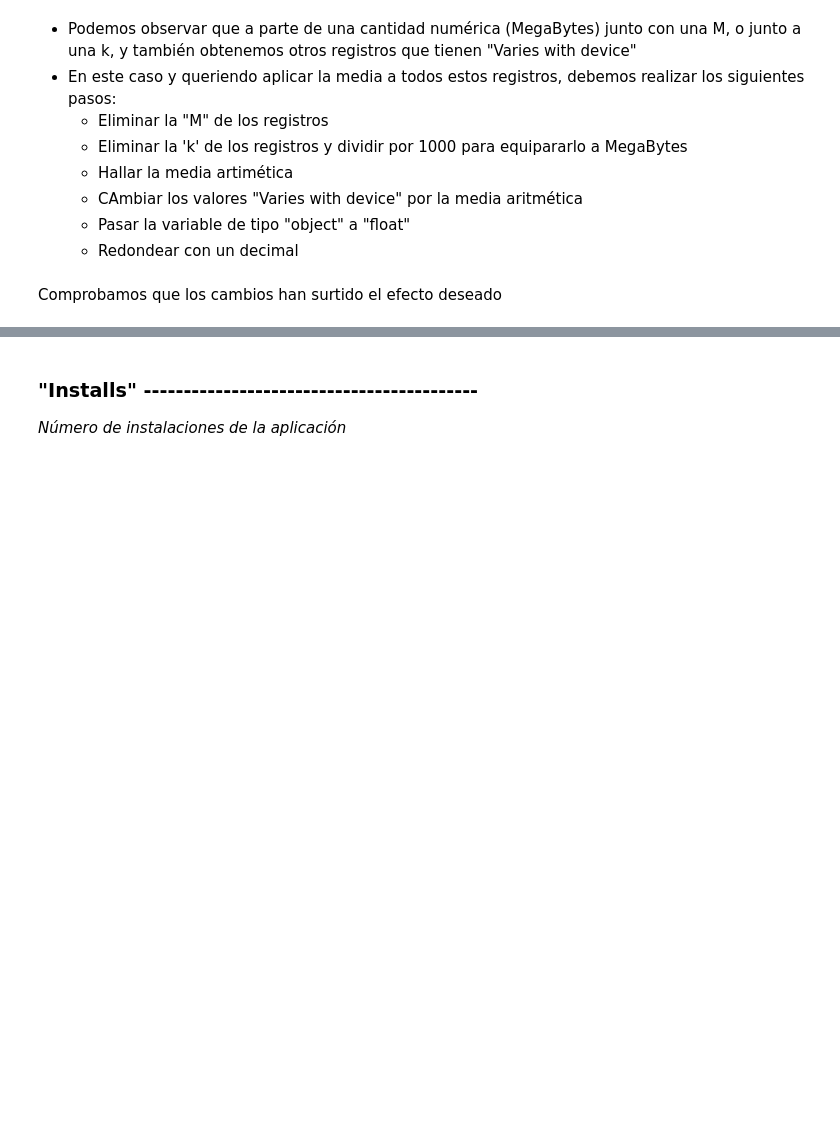
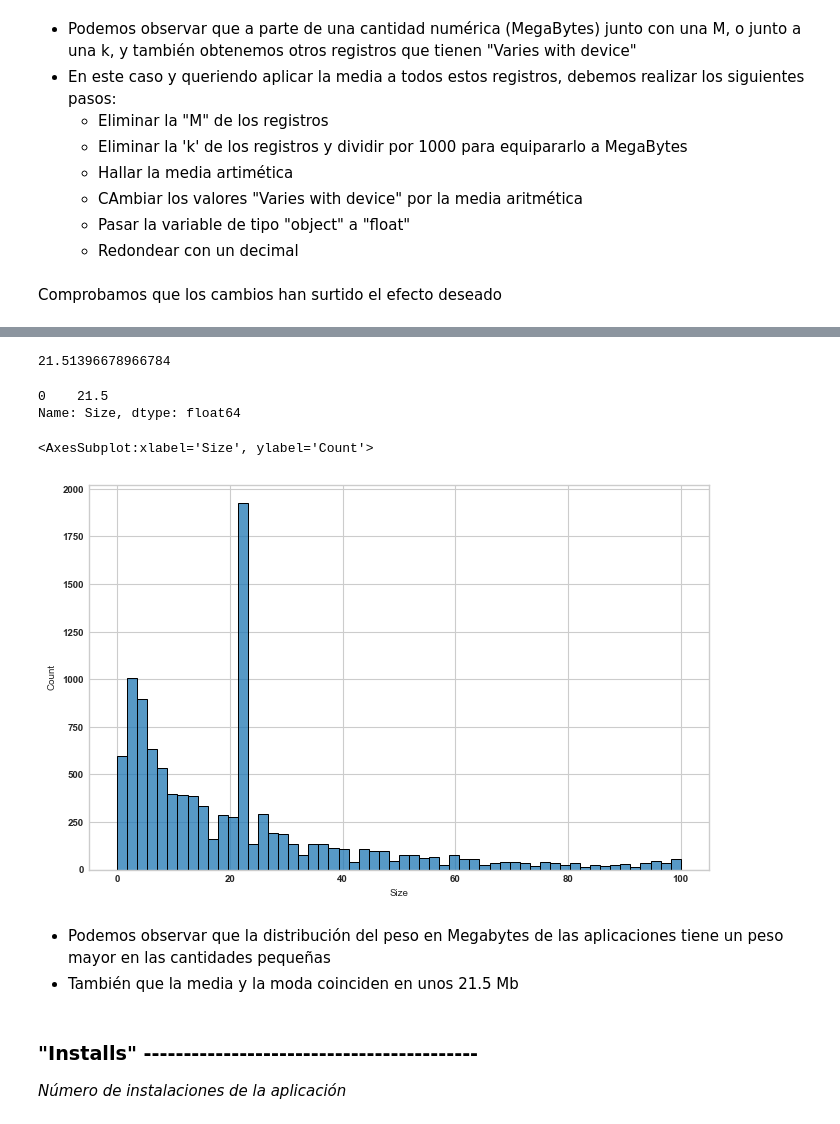
Before and after one commit to RobinGoldwing/golden-ML-GoogleApps, a Jupyter notebook: Google-MultiClas-Ruben.ipynb, the cells around one changed output, grey strips where cells are left out. Drawn from its saved outputs; the diff is of its cells as text; code cells hidden in the pictures; blank space fills up the shorter version.

```diff
--- a/Google-MultiClas-Ruben.ipynb
+++ b/Google-MultiClas-Ruben.ipynb
@@ -354,4 +395,21 @@ google['Size'].sample(10)
 Name: Size, dtype: float64
+# %%
+google['Size'].mean()
+# %% [output]
+21.51396678966784
+# %%
+google['Size'].mode()
+# %% [output]
+0    21.5
+Name: Size, dtype: float64
+# %%
+sns.histplot(data=google.Size)
+# %% [output]
+<AxesSubplot:xlabel='Size', ylabel='Count'>
+[figure, added]
+# %% [markdown]
+- Podemos observar que la distribución del peso en Megabytes de las aplicaciones tiene un peso mayor en las cantidades pequeñas
+- También que la media y la moda coinciden en unos 21.5 Mb
 # %% [markdown]
 ### "Installs" ------------------------------------------
 *Número de instalaciones de la aplicación*
```
Also changed, not shown: parts of 211 cells of this notebook.
